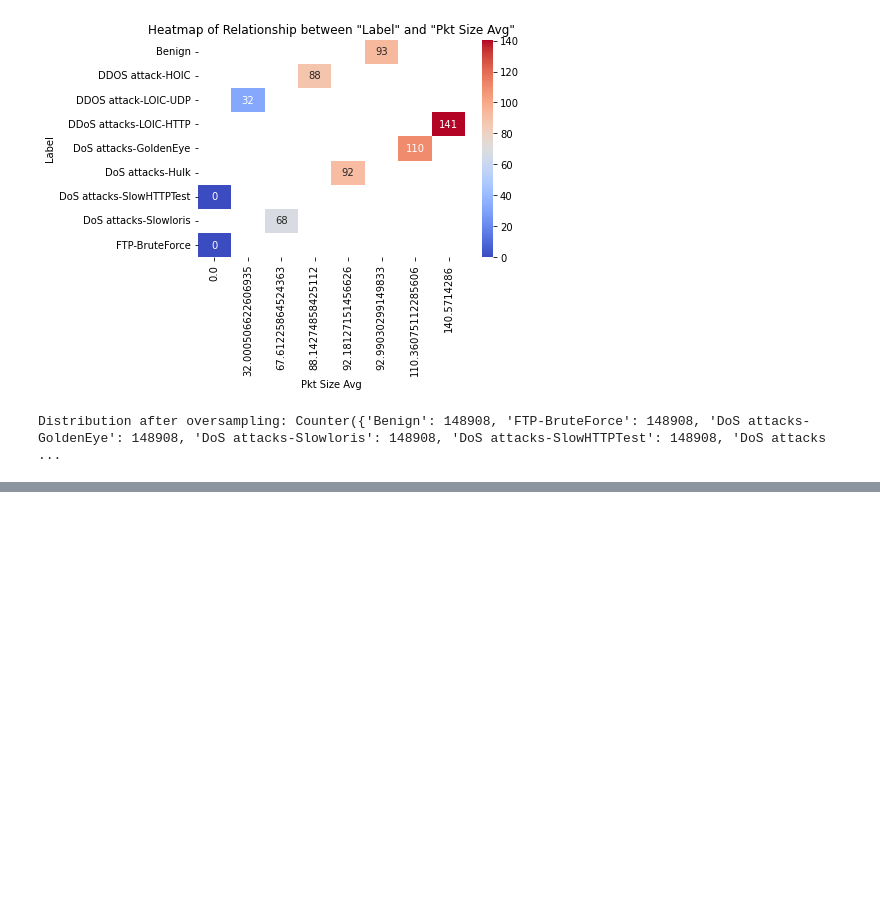
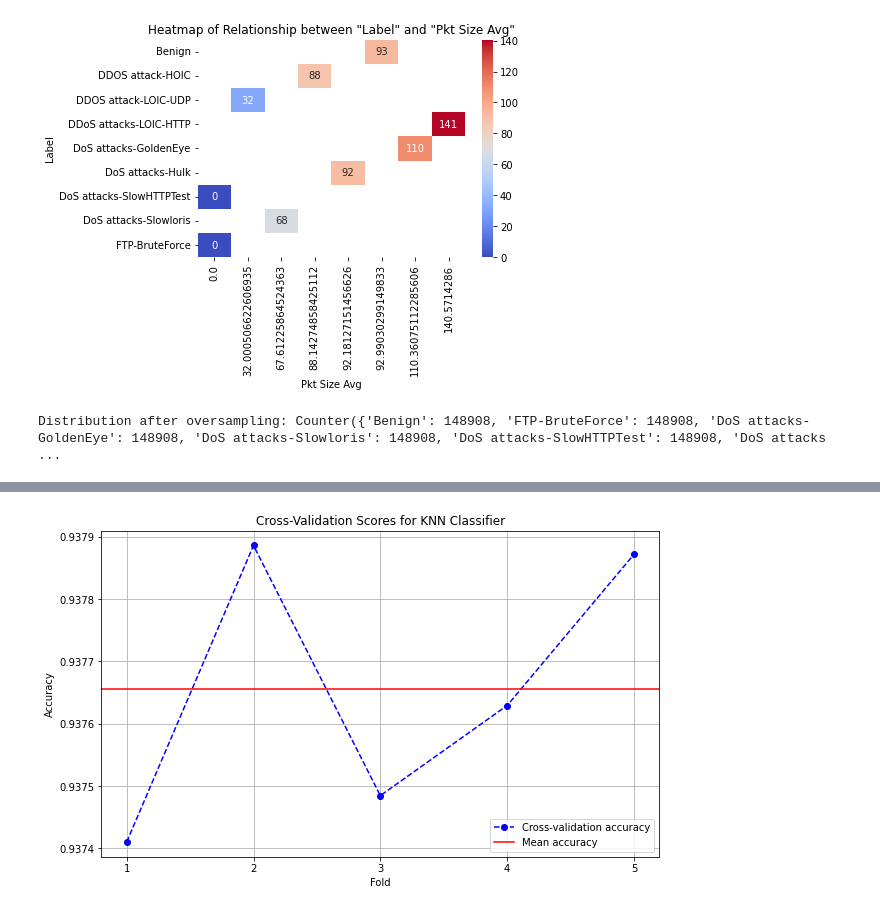
Before and after one commit to FabioTRamos/FinalProject, a Jupyter notebook: Intrusion Detection Machine Learn.ipynb, the cells around one changed output, grey strips where cells are left out. Saved outputs shown, nothing was run; the diff lists cells and outputs as text; code cells hidden in the pictures; blank space fills up the shorter version.

```diff
--- a/Intrusion Detection Machine Learn.ipynb
+++ b/Intrusion Detection Machine Learn.ipynb
@@ -600,0 +753,14 @@ weighted avg       0.94      0.93      0.93    268035
+# %%
+# Split the data into training and testing sets
+X_train, X_test, y_train, y_test = train_test_split(
+    X,  # Features (input data)
+    y,  # Labels (target data)
+    test_size=0.2,  # 20% of the data for testing
+    random_state=42  # Seed for reproducibility
+)
+# %%
+# Create an instance of KNeighborsClassifier
+knn = KNeighborsClassifier(n_neighbors=3)  # Use 3 neighbors for classification
+
+# Perform cross-validation
+cv_scores = cross_val_score(knn, X_train, y_train, cv=5, scoring='accuracy')  # 5-fold cross-validation
@@ -600,0 +812,13 @@ weighted avg       0.94      0.93      0.93    268035
+# %%
+plt.figure(figsize=(10, 6))
+plt.plot(range(1, 6), cv_scores, marker='o', linestyle='--', color='b', label='Cross-validation accuracy')
+plt.axhline(y=cv_scores.mean(), color='r', linestyle='-', label='Mean accuracy')
+plt.xticks(np.arange(1, 6, step=1))
+plt.title('Cross-Validation Scores for KNN Classifier')
+plt.xlabel('Fold')
+plt.ylabel('Accuracy')
+plt.legend()
+plt.grid(True)
+plt.show()
+# %% [output]
+[figure, added]
```
Also changed, not shown: parts of 55 cells of this notebook.
